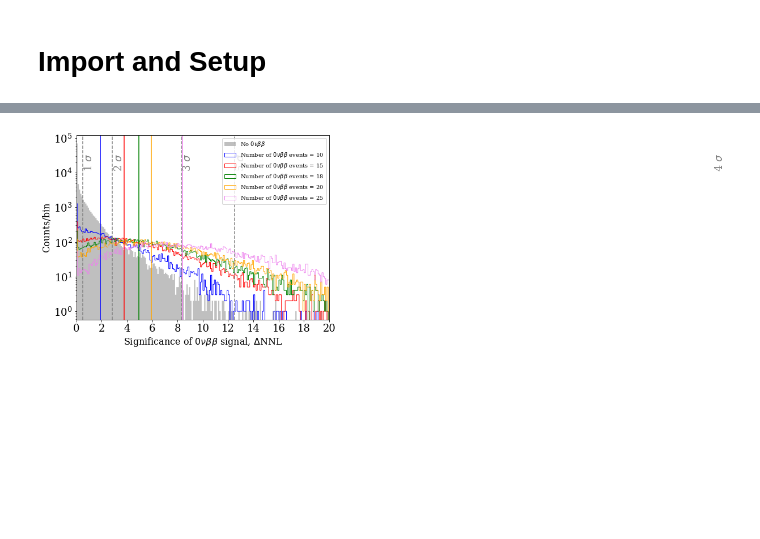
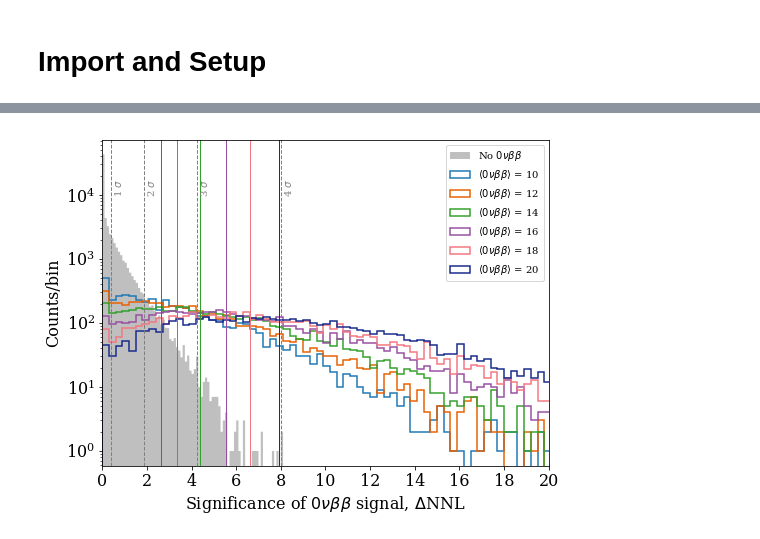
Before and after one commit to YMTheory/sensitivity, a Jupyter notebook: work/SensitivityPaper2020_scripts/DiscoveryPotential/DiscoveryPotentialCalculations.ipynb, the cells around one changed output, grey strips where cells are left out. Saved outputs shown, nothing was run; the diff lists cells and outputs as text; code cells hidden in the pictures; blank space fills up the shorter version.

Commit message:
newest version of discovery potential script

```diff
--- a/work/SensitivityPaper2020_scripts/DiscoveryPotential/DiscoveryPotentialCalculations.ipynb
+++ b/work/SensitivityPaper2020_scripts/DiscoveryPotential/DiscoveryPotentialCalculations.ipynb
@@ -5,0 +12,5 @@ display(HTML("<style>.container { width:90% !important; }</style>"))
+# %%
+import pandas as pd
+pd.set_option('display.max_colwidth', 200)
+dp_csv = pd.read_csv('/p/lustre1/jamil1/sensitivity/work/SensitivityPaper2020_scripts/DiscoveryPotential/dp_versions.csv', usecols=[0,1,2,3,4,8])
+dp_version = dp_csv[dp_csv['Name'].str.contains("Version %d" % version)]
@@ -100,10 +111,10 @@ for Livetime in Livetimes:
 dfdict = {}
 
 for Livetime in Livetimes:
+    print('='*15 + '   {} yr of livetime   '.format(Livetime) + '='*15)
     dfdict[Livetime] = {}
     for category in Tags[Livetime]:
-        print('Loading data for {}'.format(category))
-        df_list = [pd.read_hdf(OutputDir+filename) for filename in H5Files if category in filename]
+        df_list = [pd.read_hdf(DataDir+filename) for filename in H5Files if category in filename]
         dfdict[Livetime][category] = pd.concat(df_list,ignore_index=True)
         print('Number of file for {}: {}'.format(category, len(df_list)))
 # %% [output]
@@ -170,11 +166,0 @@ Running DiscoveryPotential_bb0n_25ct_10.0yrs
-# %%
-DeltaNLL = {}
-
-for Livetime in Livetimes:
-    DeltaNLL[Livetime] = {}
-
-    for key, df in dfdict[Livetime].items():
-        print('Running {}'.format(key))
-        DeltaNLL[Livetime][key] = []
-        for ii,x in enumerate(dfdict[Livetime][key]['lambda'].loc[maskdict[Livetime][key]]):
-            DeltaNLL[Livetime][key].append(x[0]/2.0)
@@ -196,23 +211,25 @@ for Livetime in Livetimes:
     NullIndex = np.where(FoundNull > 0)[0][0]
     NullSet = list(DeltaNLL[Livetime].keys())[NullIndex]
 
-    hist[NullSet] = plt.hist(np.abs(DeltaNLL[Livetime][NullSet]),
-                                                         bins=np.linspace(0,100,1000),
-                                                         label=r'No $0\nu\beta\beta$',
-                                                         histtype='stepfilled',
-                                                         color='grey',
-                                                         alpha=0.5)
+    hist[NullSet] = plt.hist(DeltaNLL[Livetime][NullSet],
+                            bins=np.arange(0,100,0.1),
+                            label=r'No $0\nu\beta\beta$',
+                            histtype='stepfilled',
+                            color='grey',
+                            alpha=0.5)
 
     medians[Livetime] = []
     for ii,key in enumerate(list(DeltaNLL[Livetime].keys())[1:]):
-        print(ii,key)
-        hist[key] = plt.hist(np.abs(DeltaNLL[Livetime][key]),
-                             bins=np.linspace(0,100,1000),
-                             label=r'Number of $0\nu\beta\beta$ events = %s' % label[ii],
+        hist[key] = plt.hist(DeltaNLL[Livetime][key],
+                             bins=np.arange(0,100,0.3),
+                             label=r'$\langle0\nu\beta\beta\rangle$ = %s' % label[ii],
                              histtype='step',
-                             color=colors[ii])
-        plt.axvline(x=np.median(np.abs(DeltaNLL[Livetime][key])), ymin=0, ymax=1000, ls='-', color=colors[ii])
-        medians[Livetime].append(np.median(np.abs(DeltaNLL[Livetime][key])))
+                             color=colors[ii],
+                             lw=1.5)
+        median = np.median(DeltaNLL[Livetime][key])
+        print(ii, key, median)
+        plt.axvline(x=median, ymin=0, ymax=1000, ls='-', color=colors[ii])
+        medians[Livetime].append(median)
 
     xmax = 20
     plt.xlim(0,xmax)
@@ -222,18 +239,20 @@ for Livetime in Livetimes:
     plt.ylabel('Counts/bin', fontsize=16)
     plt.legend(loc='upper right', fontsize=10)
 
-    for ii in [1,2,3,4]:
-        index = int(st.norm.cdf(ii)*len(np.abs(DeltaNLL[Livetime][NullSet])))
-        xpos = sorted(np.abs(DeltaNLL[Livetime][NullSet]))[index]
-        plt.axvline(x=xpos, ymin=0, ymax=1000, ls='--', color='grey')
-        plt.text(xpos+0.1, np.max(hist[NullSet][0])*0.3,r'%d $\sigma$' % (ii),rotation=90, color='grey')
+    for ii in [1,2,3]:
+        index = int(np.ceil(st.norm.cdf(ii)*len(DeltaNLL[Livetime][NullSet])))
+        print(ii, index)
+        signif = sorted(DeltaNLL[Livetime][NullSet])[index]
+        print(ii, index, st.norm.cdf(ii), signif)
+        plt.axvline(x=signif, ymin=0, ymax=1000, ls='--', color='grey')
+        plt.text(signif+0.1, np.max(hist[NullSet][0])*0.3,r'%d $\sigma$' % (ii),rotation=90, color='grey')
 
     # Significance assuming Wilks' theorem for sigma > 3
     # see slide 11 in https://indico.cern.ch/event/162087/contributions/235303/attachments/189340/265790/cowan_cargese_2.pdf
-    for sigma in [5]:
+    for sigma in [4]:
         plt.axvline(x=sigma**2/2.0, ymin=0, ymax=1000, ls='--', color='grey')
         plt.text(sigma**2/2.0+0.1, np.max(hist[NullSet][0])*0.3,r'%d $\sigma$' % (sigma),rotation=90, color='grey')
 
 
-    plt.savefig('null_hypothesis_%dyrs.pdf' % Livetime, bbox_inches='tight')
+    plt.savefig(PlotDir+'null_hypothesis_%dyrs_%s.png' % (Livetime,version), bbox_inches='tight', dpi=300)
 # %% [output]
@@ -245,4 +271,4 @@ for Livetime in Livetimes:
-[figure, old version]
+[figure, new version]
 # %%
 sigma = {}
 Cut = {}
```
Also changed, not shown: parts of 39 cells of this notebook.
